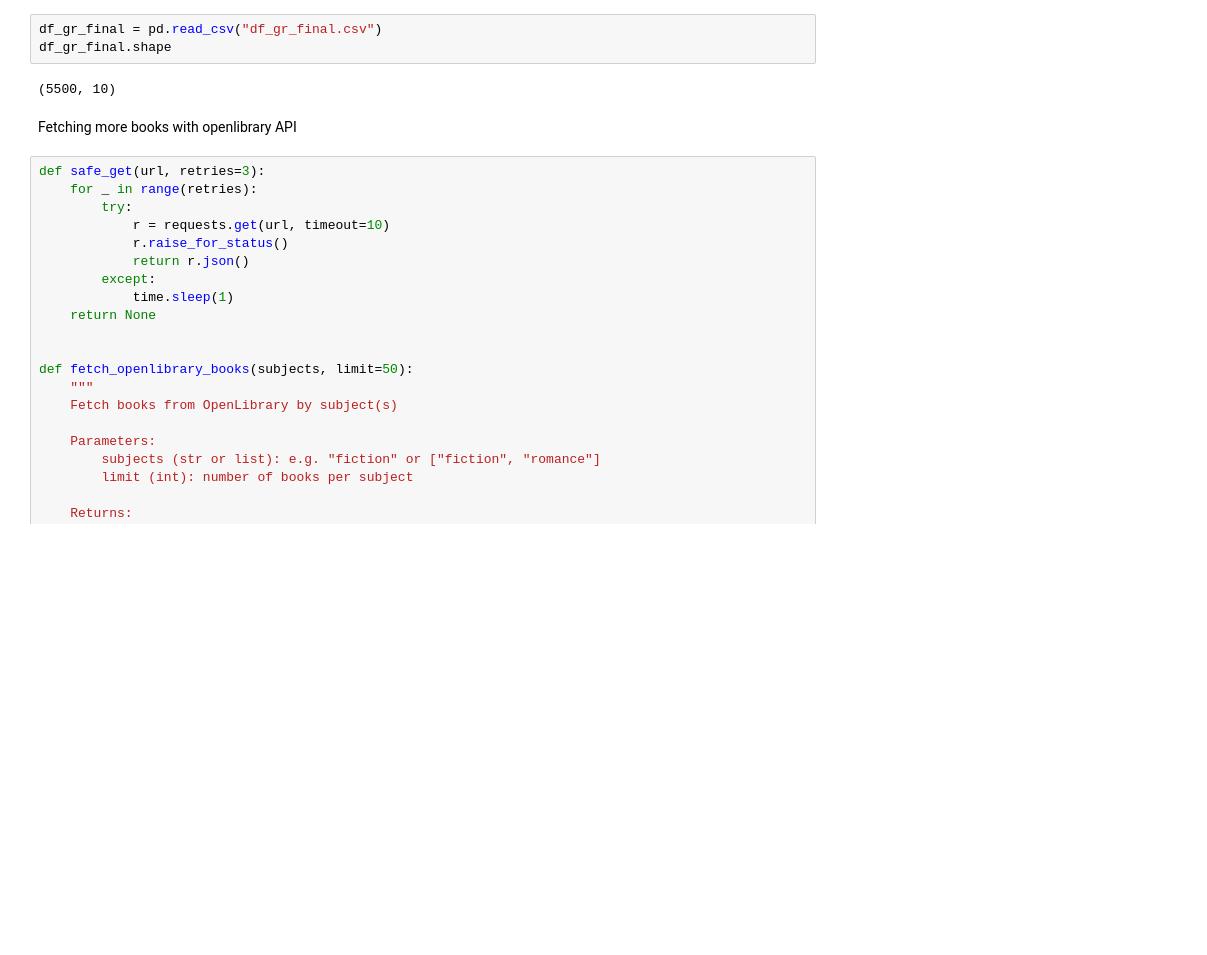
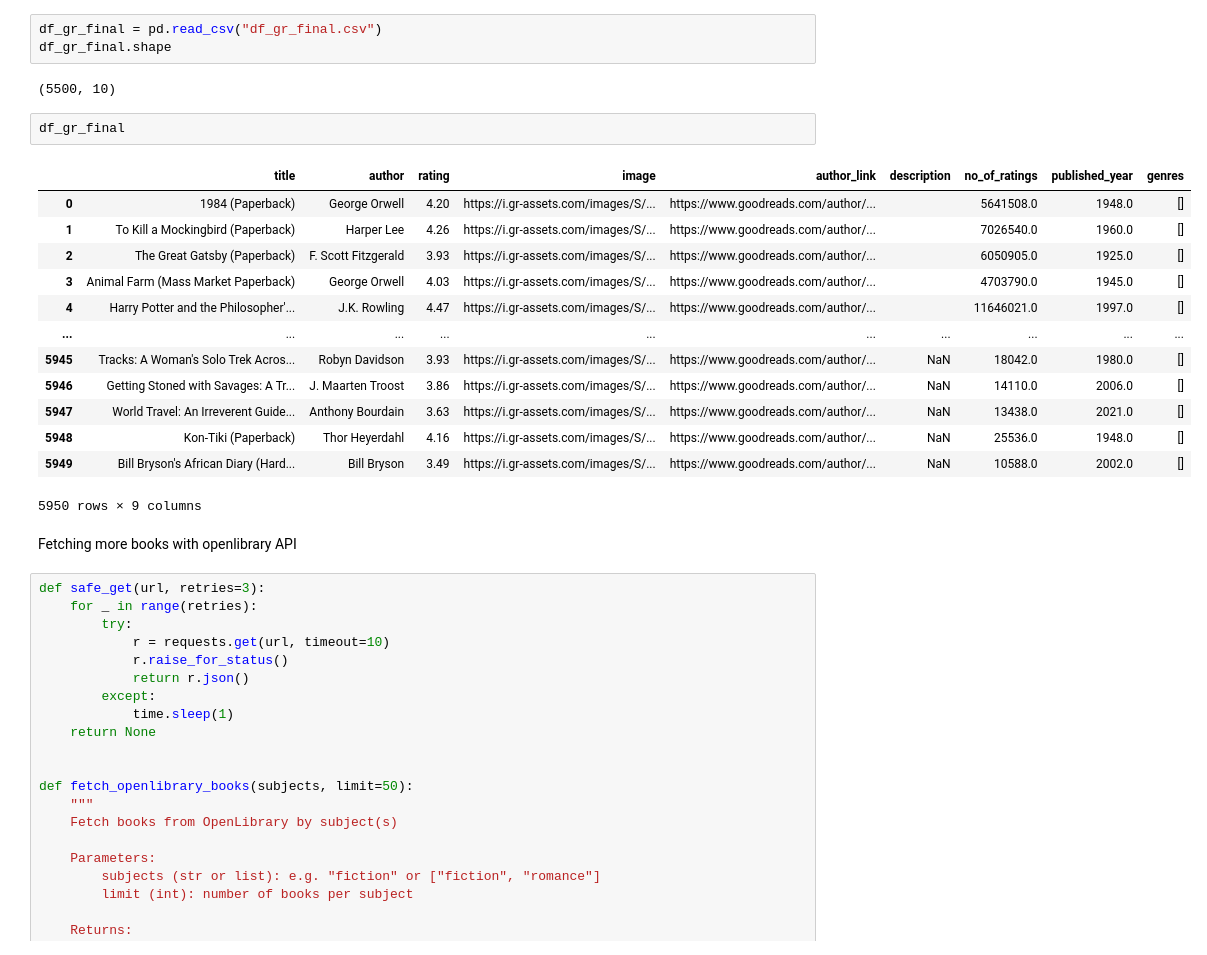
Before and after one commit to SupriyaGiri14/Book_Recommender, a Jupyter notebook: Notebooks/main_model1.ipynb, the cells around one changed output. Saved outputs shown, nothing was run; the diff lists cells and outputs as text; blank space fills up the shorter version.

```diff
--- a/Notebooks/main_model1.ipynb
+++ b/Notebooks/main_model1.ipynb
@@ -225,6 +228,22 @@ df_gr_final = pd.read_csv("df_gr_final.csv")
 df_gr_final.shape
 # %% [output]
 (5500, 10)
+# %%
+df_gr_final
+# %% [output]
+|  | title | author | rating | image | author_link | description | no_of_ratings | published_year | genres |
+| 0 | 1984 (Paperback) | George Orwell | 4.20 | https://i.gr-assets.com/images/S/... | https://www.goodreads.com/author/... |  | 5641508.0 | 1948.0 | [] |
+| 1 | To Kill a Mockingbird (Paperback) | Harper Lee | 4.26 | https://i.gr-assets.com/images/S/... | https://www.goodreads.com/author/... |  | 7026540.0 | 1960.0 | [] |
+| 2 | The Great Gatsby (Paperback) | F. Scott Fitzgerald | 3.93 | https://i.gr-assets.com/images/S/... | https://www.goodreads.com/author/... |  | 6050905.0 | 1925.0 | [] |
+| 3 | Animal Farm (Mass Market Paperback) | George Orwell | 4.03 | https://i.gr-assets.com/images/S/... | https://www.goodreads.com/author/... |  | 4703790.0 | 1945.0 | [] |
+| 4 | Harry Potter and the Philosopher'... | J.K. Rowling | 4.47 | https://i.gr-assets.com/images/S/... | https://www.goodreads.com/author/... |  | 11646021.0 | 1997.0 | [] |
+| ... | ... | ... | ... | ... | ... | ... | ... | ... | ... |
+| 5945 | Tracks: A Woman's Solo Trek Acros... | Robyn Davidson | 3.93 | https://i.gr-assets.com/images/S/... | https://www.goodreads.com/author/... | NaN | 18042.0 | 1980.0 | [] |
+| 5946 | Getting Stoned with Savages: A Tr... | J. Maarten Troost | 3.86 | https://i.gr-assets.com/images/S/... | https://www.goodreads.com/author/... | NaN | 14110.0 | 2006.0 | [] |
+| 5947 | World Travel: An Irreverent Guide... | Anthony Bourdain | 3.63 | https://i.gr-assets.com/images/S/... | https://www.goodreads.com/author/... | NaN | 13438.0 | 2021.0 | [] |
+| 5948 | Kon-Tiki (Paperback) | Thor Heyerdahl | 4.16 | https://i.gr-assets.com/images/S/... | https://www.goodreads.com/author/... | NaN | 25536.0 | 1948.0 | [] |
+| 5949 | Bill Bryson's African Diary (Hard... | Bill Bryson | 3.49 | https://i.gr-assets.com/images/S/... | https://www.goodreads.com/author/... | NaN | 10588.0 | 2002.0 | [] |
+5950 rows × 9 columns
 # %% [markdown]
 Fetching more books with openlibrary API
 # %%
```
Also changed, not shown: parts of 4 cells of this notebook, 15 other files.
